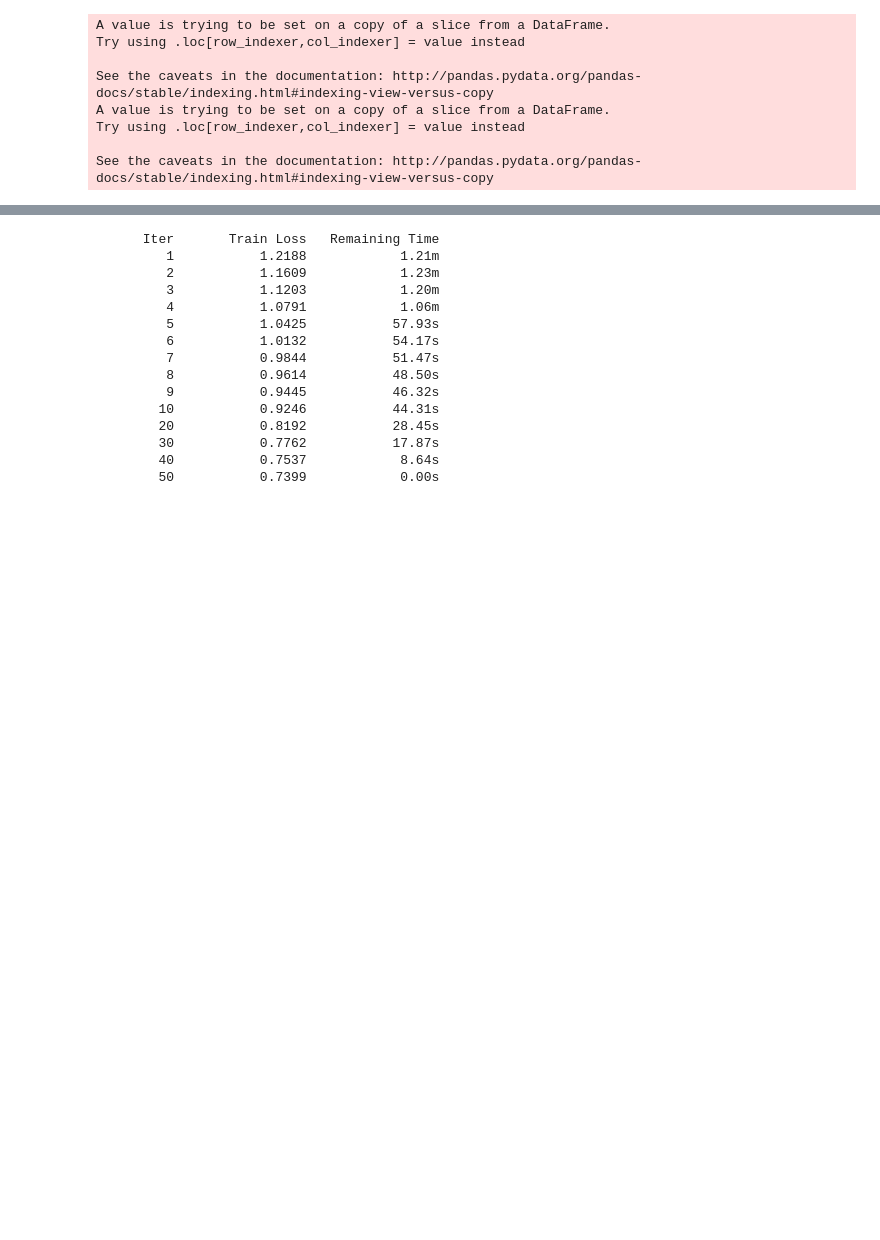
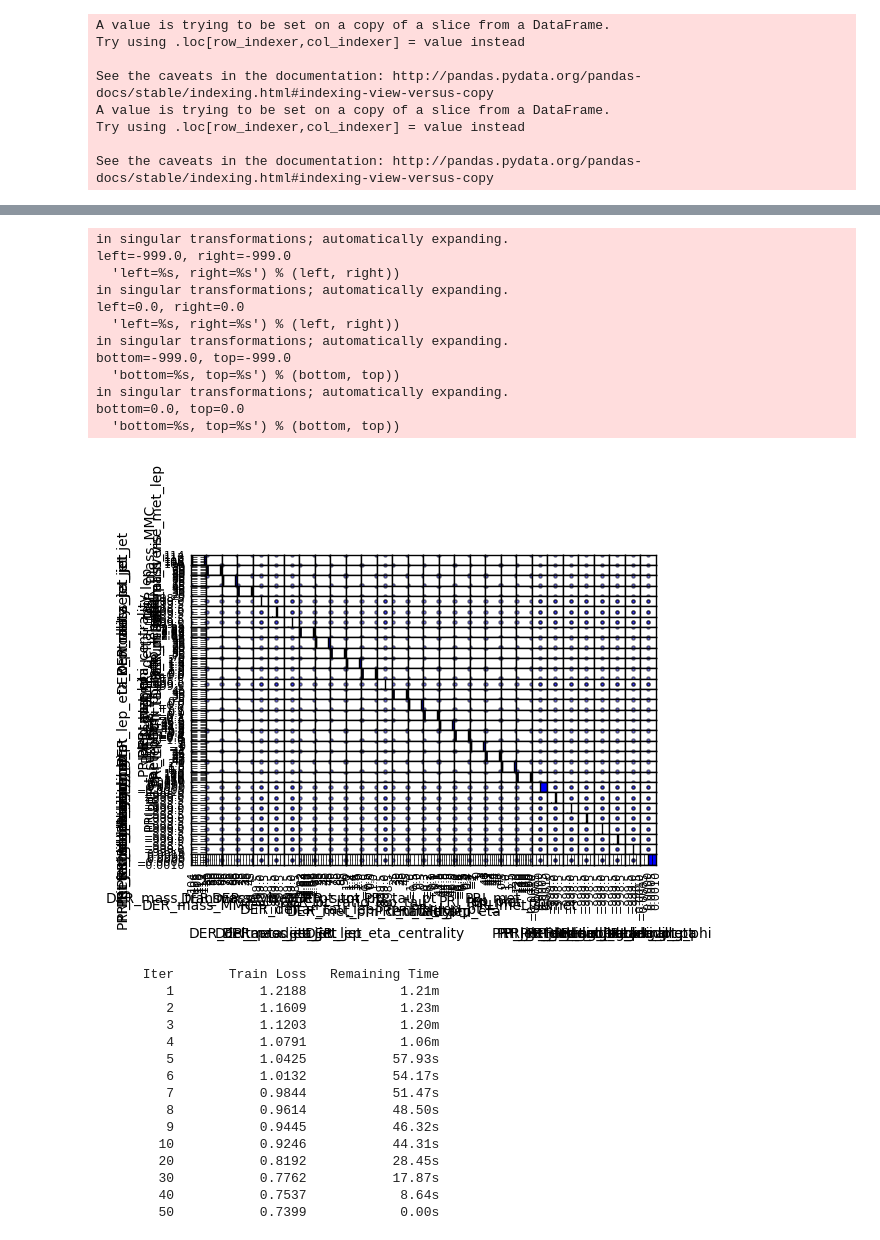
Before and after one commit to JoseGzz/Machine-Learning, a Jupyter notebook: Kaggle/higgs/higgs.ipynb, the cells around one changed output, grey strips where cells are left out. Saved outputs shown, nothing was run; the diff lists cells and outputs as text; code cells hidden in the pictures; blank space fills up the shorter version.

```diff
--- a/Kaggle/higgs/higgs.ipynb
+++ b/Kaggle/higgs/higgs.ipynb
@@ -2,7 +2,7 @@
 # load training data
 import pandas as pd
 print 'Loading trainig data'
-train_data = pd.read_csv('training.csv')
+train_data = pd.read_csv('l_train.csv')
 # %% [output]
 Loading trainig data
 # %%
@@ -35,3 +92,41 @@ See the caveats in the documentation: http://pandas.pydata.org/pandas-docs/stabl
+# %%
+'''
+import matplotlib.pyplot as plt
+
+plt.scatter(X_train['DER_mass_MMC'],y_train['Label'], l=['event','back'], c=['r','b'])
+#plt.scatter(X_train['DER_mass_MMC'], X_train['DER_deltaeta_jet_jet'])
+plt.legend()
+plt.show()
+#pd.scatter_matrix(X_train)
+'''
+import numpy as np
+import matplotlib.pyplot as plt
+
+names = set(y_train['Label'])
+
+x, y = X_train['PRI_tau_pt'],  X_train['PRI_jet_subleading_eta']
+'''
+for name in names:
+    cond = y_train['Label'] == name
+    plt.plot(x[cond], y[cond], linestyle='none', marker='o', label=name)
+'''
+#plt.legend(numpoints=1)
+pd.scatter_matrix(X_train[:2])
+plt.show()
+# %% [output]
+in singular transformations; automatically expanding.
+left=-999.0, right=-999.0
+  'left=%s, right=%s') % (left, right))
+in singular transformations; automatically expanding.
+left=0.0, right=0.0
+  'left=%s, right=%s') % (left, right))
+in singular transformations; automatically expanding.
+bottom=-999.0, top=-999.0
+  'bottom=%s, top=%s') % (bottom, top))
+in singular transformations; automatically expanding.
+bottom=0.0, top=0.0
+  'bottom=%s, top=%s') % (bottom, top))
+[figure, added]
 # %%
 # train the model
 from sklearn.ensemble import GradientBoostingClassifier as GBC
```
Also changed, not shown: parts of 3 cells of this notebook, 4 other files.
